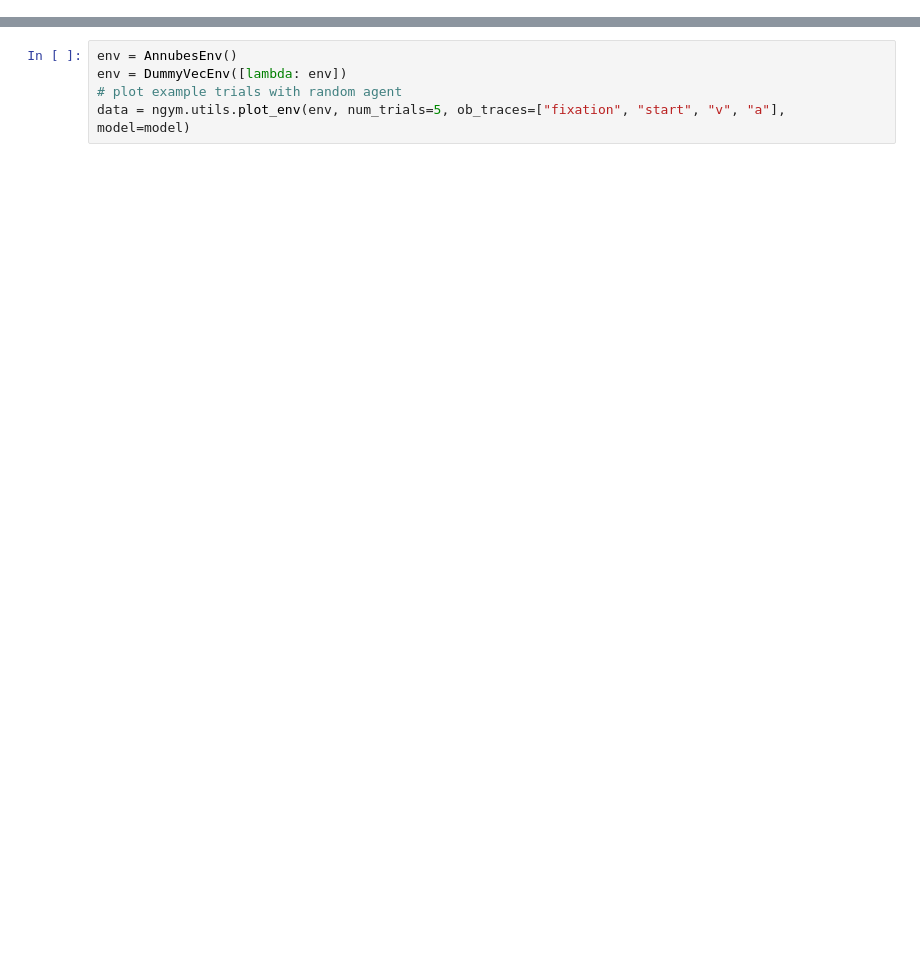
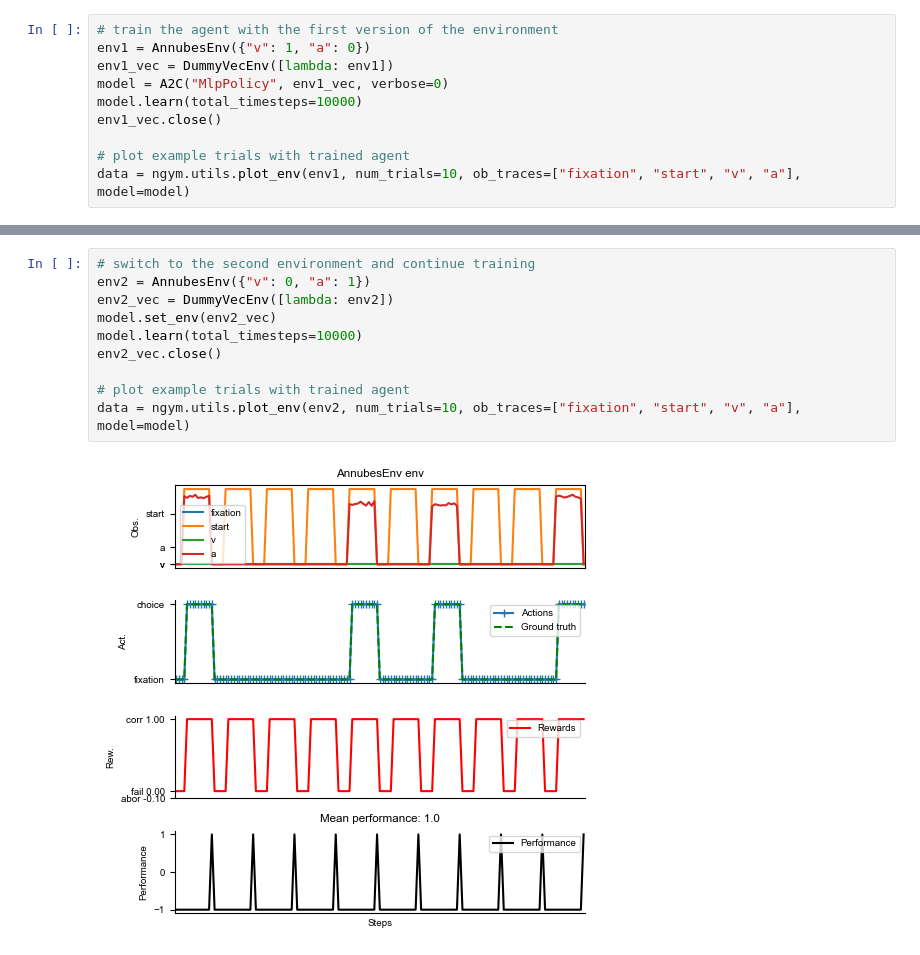
Before and after one commit to neurogym/neurogym, a Jupyter notebook: examples/example_annubes.ipynb, the cells around one changed output, grey strips where cells are left out. Drawn from its saved outputs; the diff is of its cells as text; blank space fills up the shorter version.

```diff
--- a/examples/example_annubes.ipynb
+++ b/examples/example_annubes.ipynb
@@ -33,0 +85,10 @@ env.close()
+# %%
+# train the agent with the first version of the environment
+env1 = AnnubesEnv({"v": 1, "a": 0})
+env1_vec = DummyVecEnv([lambda: env1])
+model = A2C("MlpPolicy", env1_vec, verbose=0)
+model.learn(total_timesteps=10000)
+env1_vec.close()
+
+# plot example trials with trained agent
+data = ngym.utils.plot_env(env1, num_trials=10, ob_traces=["fixation", "start", "v", "a"], model=model)
@@ -34,5 +97,12 @@ env.close()
 # %%
-env = AnnubesEnv()
-env = DummyVecEnv([lambda: env])
-# plot example trials with random agent
-data = ngym.utils.plot_env(env, num_trials=5, ob_traces=["fixation", "start", "v", "a"], model=model)
+# switch to the second environment and continue training
+env2 = AnnubesEnv({"v": 0, "a": 1})
+env2_vec = DummyVecEnv([lambda: env2])
+model.set_env(env2_vec)
+model.learn(total_timesteps=10000)
+env2_vec.close()
+
+# plot example trials with trained agent
+data = ngym.utils.plot_env(env2, num_trials=10, ob_traces=["fixation", "start", "v", "a"], model=model)
+# %% [output]
+[figure, added]
```
Also changed, not shown: parts of 9 cells of this notebook.
